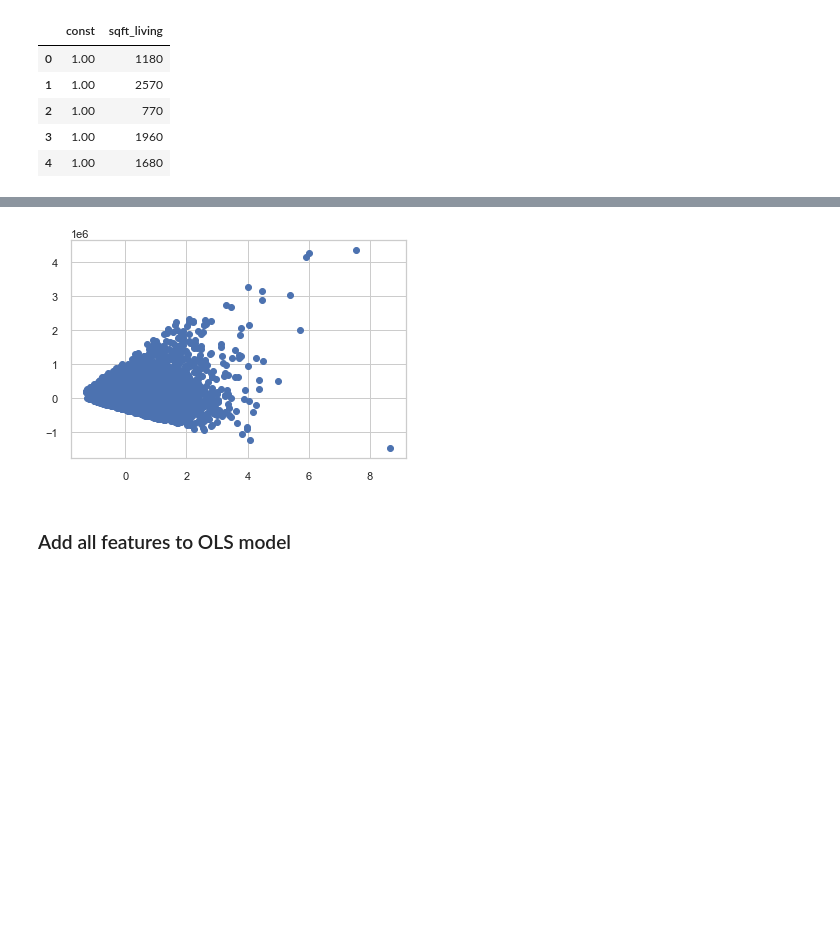
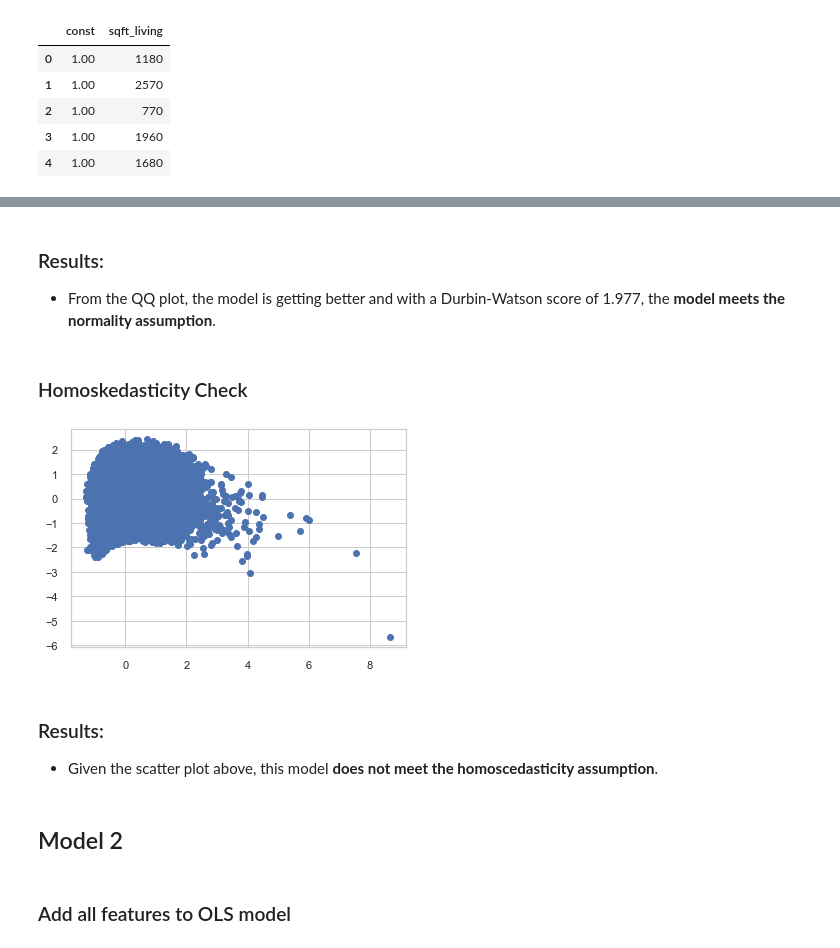
Before and after one commit to MHolthouser1024/Phase-2-housing-project, a Jupyter notebook: Final_Notebook.ipynb, the cells around one changed output, grey strips where cells are left out. Saved outputs shown, nothing was run; the diff lists cells and outputs as text; code cells hidden in the pictures; blank space fills up the shorter version.

```diff
--- a/Final_Notebook.ipynb
+++ b/Final_Notebook.ipynb
@@ -405,13 +402,3 @@ Notes:
 [1] Standard Errors assume that the covariance matrix of the errors is correctly specified.
 [2] The condition number is large, 5.63e+03. This might indicate that there are
 strong multicollinearity or other numerical problems.
-# %%
-# JB test for sqft_living
-f = 'price~sqft_living'
-model = smf.ols(formula=f, data=kchd).fit()
-resid1 = model.resid
-fig = sm.graphics.qqplot(resid1, dist=stats.norm, line='45', fit=True)
-
-name = ['Jarque-Bera','Prob','Skew', 'Kurtosis']
-test = sms.jarque_bera(model.resid)
-list(zip(name, test))
@@ -473,7 +484,7 @@ preprocessed.head()
 # %%
 ## add constant
 y = preprocessed['price_log']
-X = sm.add_constant(preprocessed['sqft_living'])
+X1 = sm.add_constant(preprocessed['sqft_living'])
 X.head()
 # %% [output]
 |  | const | sqft_living |
@@ -483,8 +494,8 @@ X.head()
 | 3 | 1.00 | 1960 |
 | 4 | 1.00 | 1680 |
 # %%
-model2 = sm.OLS(y, X).fit()
-model2.summary()
+model1 = sm.OLS(y, X1).fit()
+model1.summary()
 # %% [output]
 OLS Regression Results
 | Dep. Variable: | price_log | R-squared: | 0.483 |
@@ -526,7 +533,17 @@ list(zip(name, test))
+# %% [markdown]
+### Results:
+- From the QQ plot, the model is getting better and with a Durbin-Watson score of 1.977, the **model meets the normality assumption**.
+# %% [markdown]
+### Homoskedasticity Check
 # %%
 ## Check for Homoskedasticity
-plt. scatter(x=model2.fittedvalues, y=model.resid);
+plt. scatter(x=model1.fittedvalues, y=model1.resid);
 # %% [output]
-[figure, old version]
+[figure, new version]
+# %% [markdown]
+### Results:
+- Given the scatter plot above, this model **does not meet the homoscedasticity assumption**.
+# %% [markdown]
+## Model 2
 # %% [markdown]
 ### Add all features to OLS model
```
Also changed, not shown: parts of 49 cells of this notebook.
